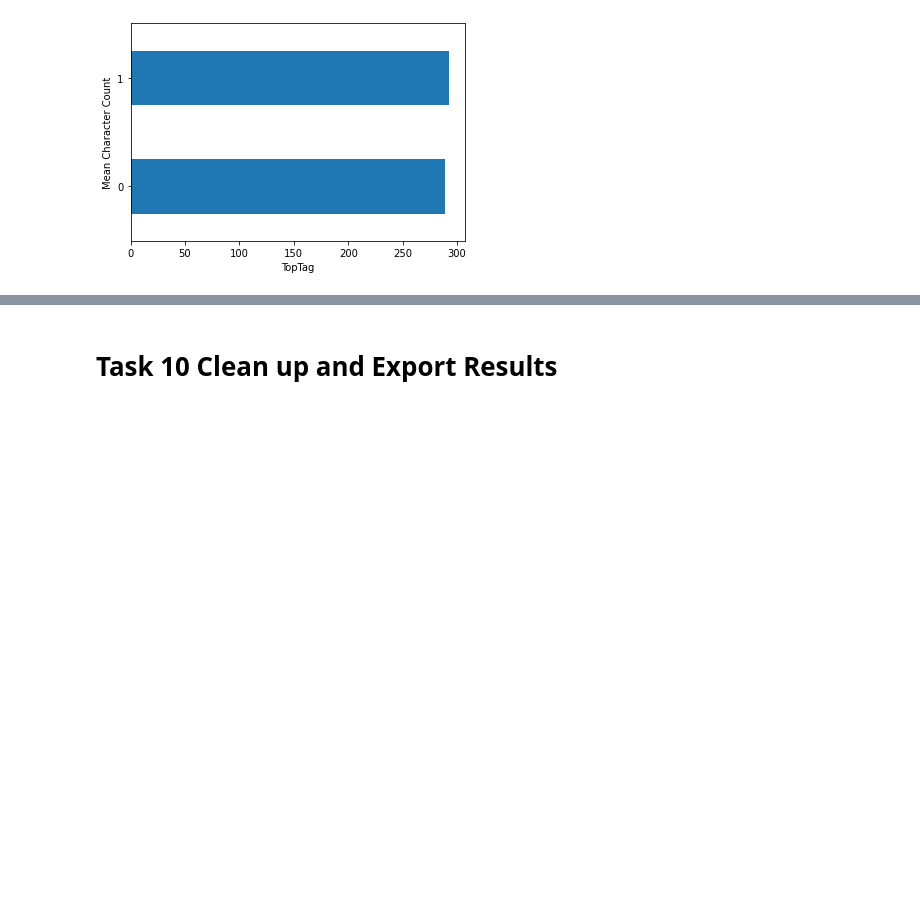
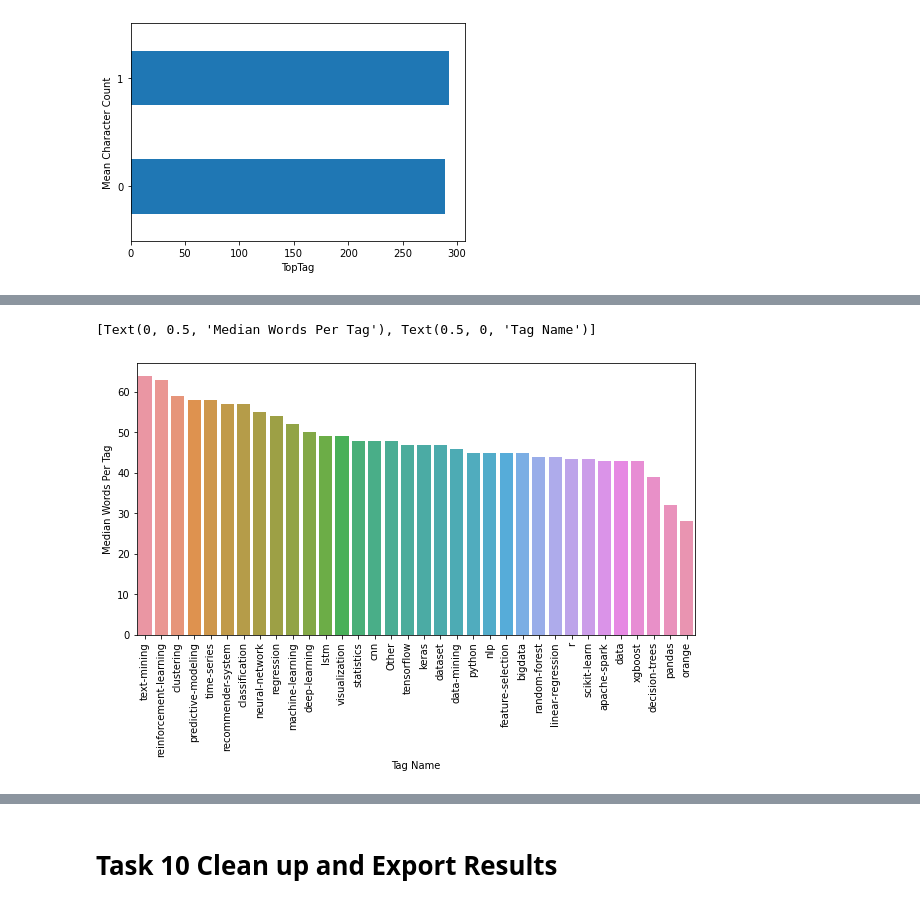
Before and after one commit to lelliott-geo/Springboard_Capstone_Project2, a Jupyter notebook: CP2_04_Analyze_Features.ipynb, the cells around one changed output, grey strips where cells are left out. Drawn from its saved outputs; the diff is of its cells as text; code cells hidden in the pictures; blank space fills up the shorter version.

```diff
--- a/CP2_04_Analyze_Features.ipynb
+++ b/CP2_04_Analyze_Features.ipynb
@@ -334,0 +352,15 @@ Compare tags to NER column for frequency of certain words; 20 words from NER res
+# %%
+'''
+8a Visualize average word count by tag; note programming related python and r tags are on lower end of word counts likely because we have removed more core in these questions;
+text mining and reinforcement learning has the highest mean word count
+'''
+avgwordcount_bytag = questions_df[['Tag1_Renamed2',"BodyText_WordCount"]].groupby(['Tag1_Renamed2'],as_index=False).median().sort_values(["BodyText_WordCount"], ascending=False)
+avgwordcount_bytag.head()
+# Visualizing question frequency by tag
+fig, ax = plt.subplots(figsize=(10,5))
+plt.xticks(rotation=90)
+ax = sns.barplot(x="Tag1_Renamed2", y="BodyText_WordCount", data=avgwordcount_bytag)
+ax.set(xlabel='Tag Name', ylabel='Median Words Per Tag')
+# %% [output]
+[Text(0, 0.5, 'Median Words Per Tag'), Text(0.5, 0, 'Tag Name')]
+[figure, added]
```
Also changed, not shown: parts of 19 cells of this notebook, 3 other files.
